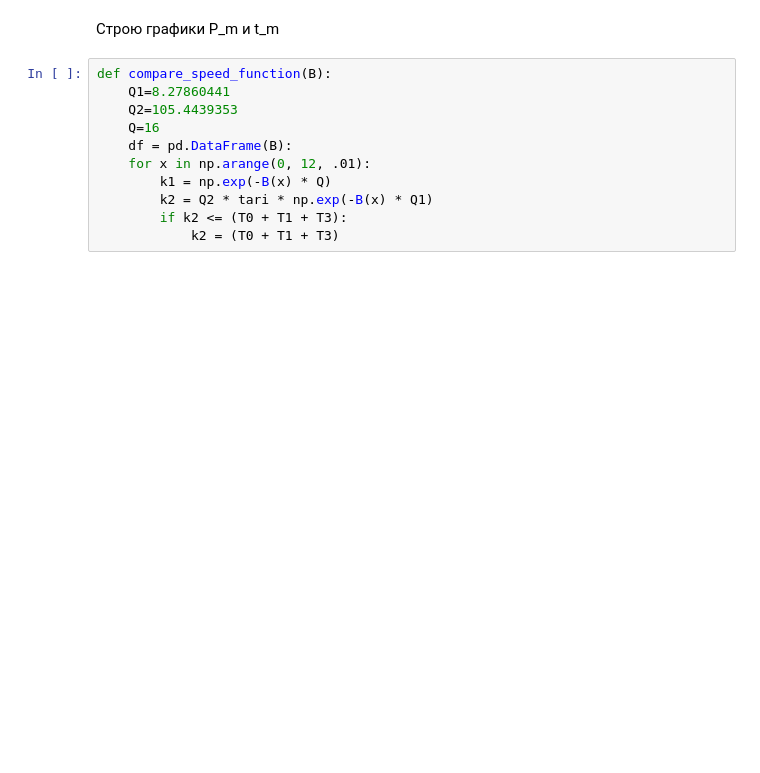
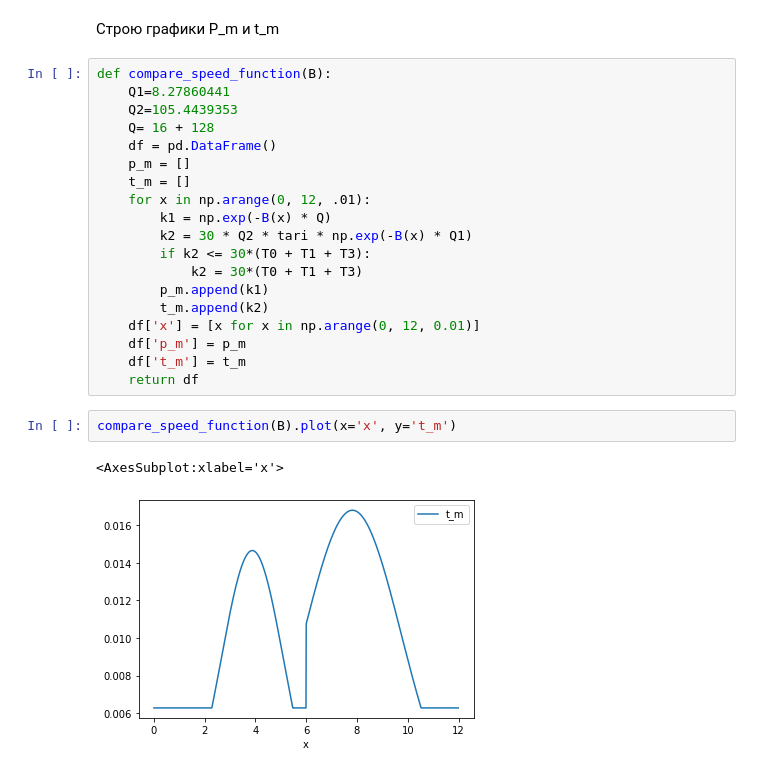
Before and after one commit to FenikL/rfid_project, a Jupyter notebook: experiments/rx_power_try.ipynb, the cells around one changed output. Saved outputs shown, nothing was run; the diff lists cells and outputs as text; blank space fills up the shorter version.

```diff
--- a/experiments/rx_power_try.ipynb
+++ b/experiments/rx_power_try.ipynb
@@ -580,10 +589,23 @@ num_int(
 def compare_speed_function(B):
     Q1=8.27860441
     Q2=105.4439353
-    Q=16
-    df = pd.DataFrame(B):
+    Q= 16 + 128
+    df = pd.DataFrame()
+    p_m = []
+    t_m = []
     for x in np.arange(0, 12, .01):
         k1 = np.exp(-B(x) * Q)
-        k2 = Q2 * tari * np.exp(-B(x) * Q1)
-        if k2 <= (T0 + T1 + T3):
-            k2 = (T0 + T1 + T3)
+        k2 = 30 * Q2 * tari * np.exp(-B(x) * Q1)
+        if k2 <= 30*(T0 + T1 + T3):
+            k2 = 30*(T0 + T1 + T3)
+        p_m.append(k1)
+        t_m.append(k2)
+    df['x'] = [x for x in np.arange(0, 12, 0.01)]
+    df['p_m'] = p_m
+    df['t_m'] = t_m
+    return df
+# %%
+compare_speed_function(B).plot(x='x', y='t_m')
+# %% [output]
+<AxesSubplot:xlabel='x'>
+[figure, added]
```
Also changed, not shown: parts of 10 cells of this notebook.
